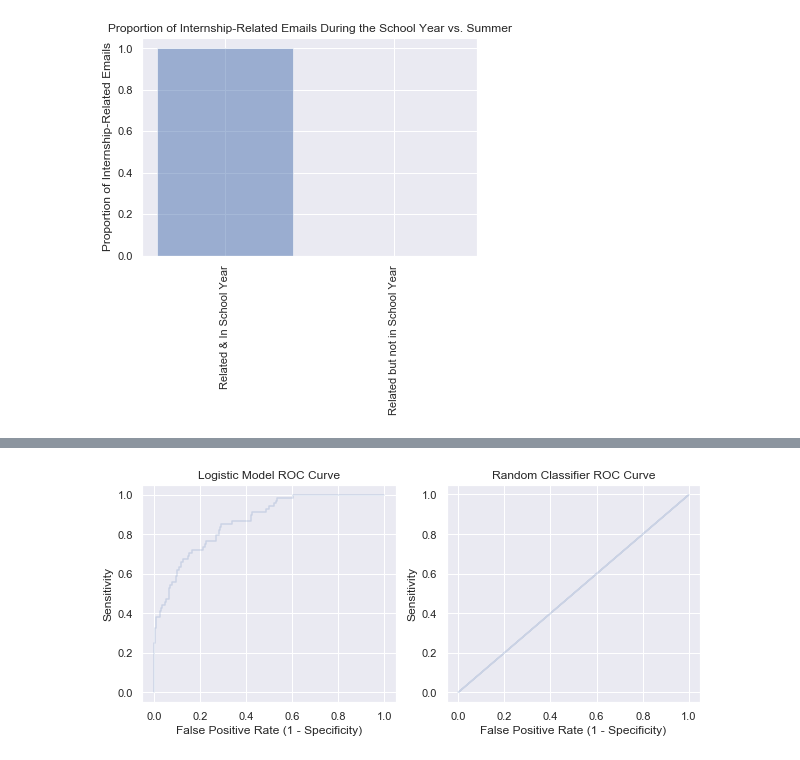
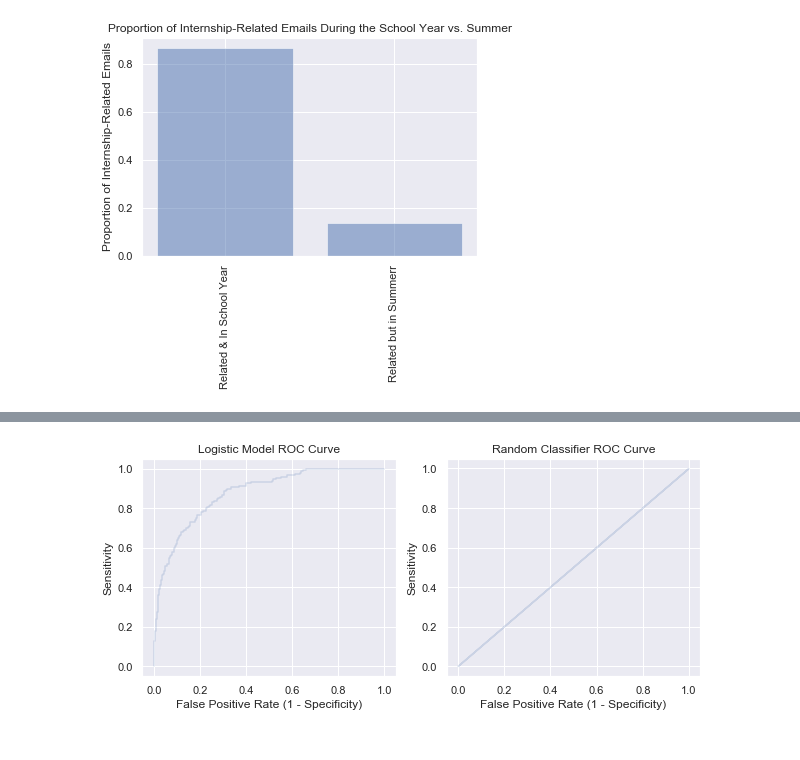
Before and after one commit to rachitpareek/jobSearch, a Jupyter notebook: exploratory analysis.ipynb, the cells around one changed output, grey strips where cells are left out. Drawn from its saved outputs; the diff is of its cells as text; code cells hidden in the pictures.

Commit message:
trained on 5000, prev 3367 emails

```diff
--- a/exploratory analysis.ipynb
+++ b/exploratory analysis.ipynb
@@ -64,7 +64,7 @@ def plot_confusion_matrix(cm, classes,
     plt.grid(False)
 # %%
 # Read in and view raw input file
-data = pd.read_csv("emails_as_csv_3367.csv")
+data = pd.read_csv("emails_as_csv_5000.csv")
 data
 # %% [output]
 |  | From | To | Subject | Date & Time Received | PDF Email Body Link | Email Text | Related |
@@ -224,18 +224,18 @@ data
 # %%
 # This visualization seems to show that there's a strong connection between whether the email was sent during a school
 # month and whether it was an internship-related email. The grind really concentrates itself in school months, and
 # it would be odd, after all, to already be searching for another internship while working another one during the summer!
 both = len(data[(data["In School Year"] > 0) & (data["Internship-Related"] > 0)])/len(data[(data["Internship-Related"] > 0)])
-summer_internship = len(data[(data["In School Year"] == 0) & (data["Internship-Related"] > 0)])//len(data[(data["Internship-Related"] > 0)])
+summer_internship = len(data[(data["In School Year"] == 0) & (data["Internship-Related"] > 0)])/len(data[(data["Internship-Related"] > 0)])
 plt.bar(np.arange(2), [both, summer_internship], align='center', alpha=0.5)
 plt.xticks(np.arange(2),
-           ["Related & In School Year", "Related but not in School Year"],
+           ["Related & In School Year", "Related but in Summerr"],
            rotation='vertical')
 plt.ylabel('Proportion of Internship-Related Emails')
 plt.title('Proportion of Internship-Related Emails During the School Year vs. Summer')
 plt.show()
 # %% [output]
-[figure, old version]
+[figure, new version]
 # %%
 # Let's created a dataframe we can use for modeling, adding in the TF-IDF vector representations for the top 15 terms
 # per email, and dropping unneeded columns.
```
Also changed, not shown: parts of 14 cells of this notebook.
